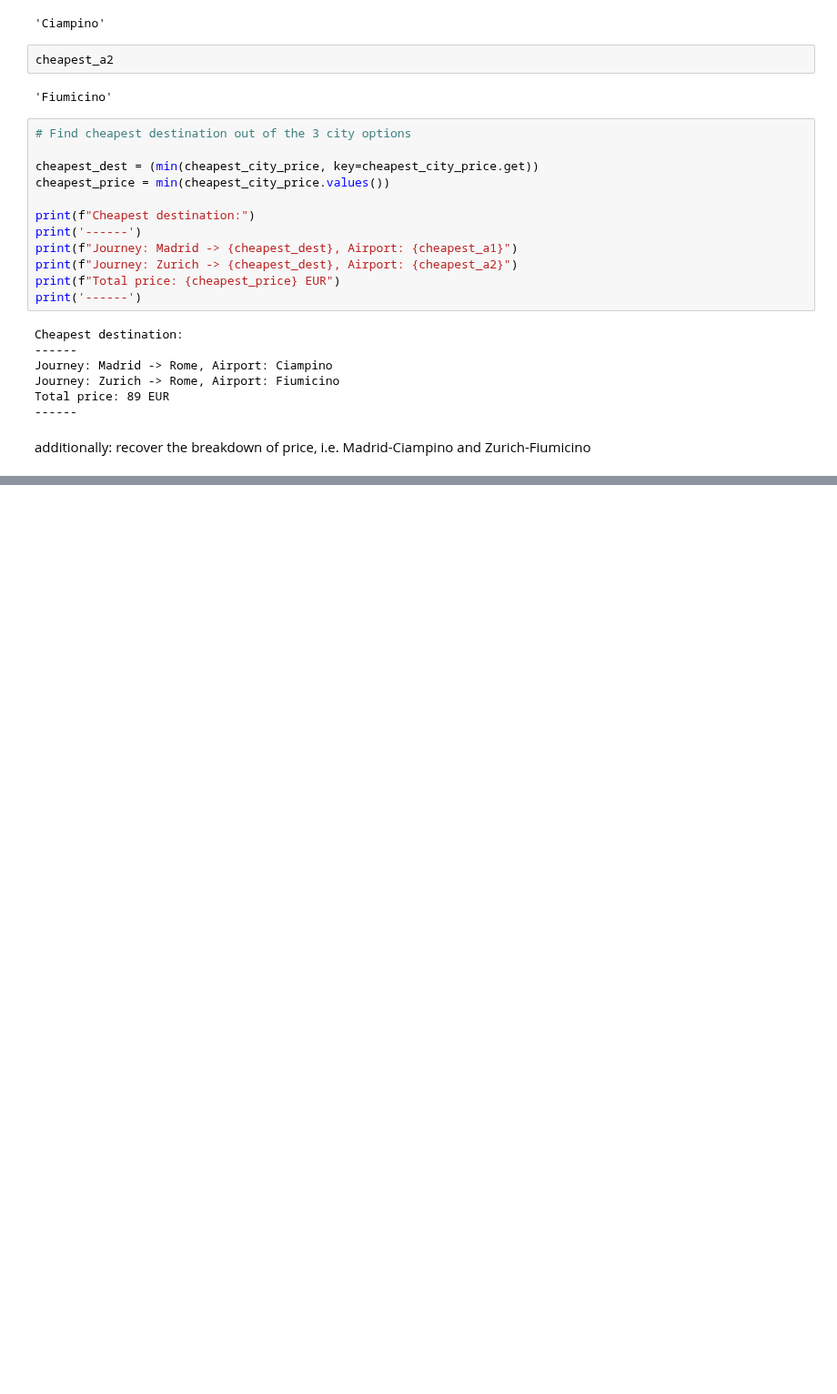
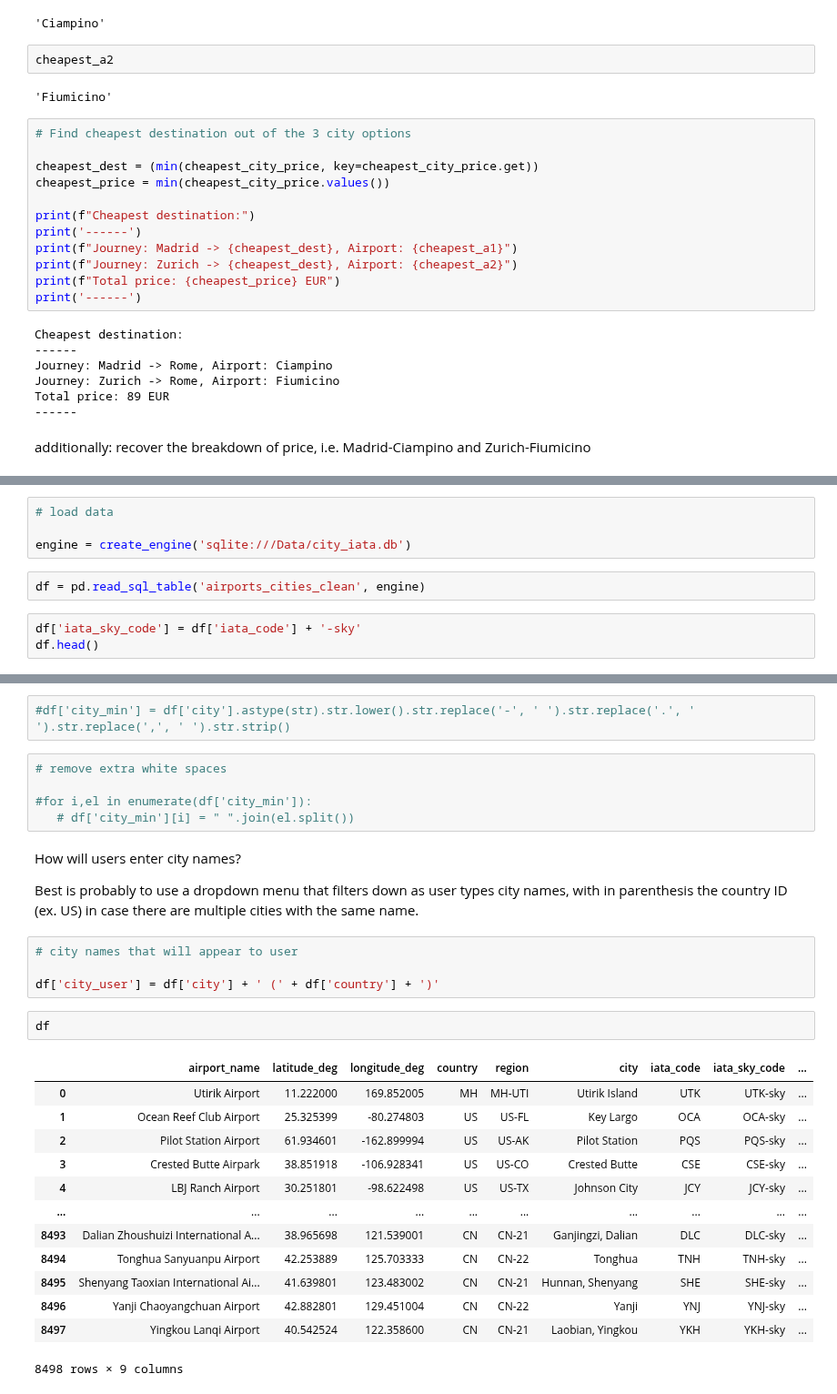
Before and after one commit to lkripa/flight_finder, a Jupyter notebook: playground.ipynb, the cells around one changed output, grey strips where cells are left out. Shown at 91% size. Cells and saved outputs as stored; diff of their text form; blank space fills up the shorter version.

```diff
--- a/playground.ipynb
+++ b/playground.ipynb
@@ -255,0 +286,9 @@ additionally: recover the breakdown of price, i.e. Madrid-Ciampino and Zurich-Fi
+# %%
+# load data
+
+engine = create_engine('sqlite:///Data/city_iata.db')
+# %%
+df = pd.read_sql_table('airports_cities_clean', engine)
+# %%
+df['iata_sky_code'] = df['iata_code'] + '-sky'
+df.head()
@@ -255,0 +317,31 @@ additionally: recover the breakdown of price, i.e. Madrid-Ciampino and Zurich-Fi
+# %%
+#df['city_min'] = df['city'].astype(str).str.lower().str.replace('-', ' ').str.replace('.', ' ').str.replace(',', ' ').str.strip()
+# %%
+# remove extra white spaces
+
+#for i,el in enumerate(df['city_min']):
+   # df['city_min'][i] = " ".join(el.split())
+# %% [markdown]
+How will users enter city names?
+
+Best is probably to use a dropdown menu that filters down as user types city names, with in parenthesis the country ID (ex. US) in case there are multiple cities with the same name.
+# %%
+# city names that will appear to user
+
+df['city_user'] = df['city'] + ' (' + df['country'] + ')'
+# %%
+df
+# %% [output]
+|  | airport_name | latitude_deg | longitude_deg | country | region | city | iata_code | iata_sky_code | ... |
+| 0 | Utirik Airport | 11.222000 | 169.852005 | MH | MH-UTI | Utirik Island | UTK | UTK-sky | ... |
+| 1 | Ocean Reef Club Airport | 25.325399 | -80.274803 | US | US-FL | Key Largo | OCA | OCA-sky | ... |
+| 2 | Pilot Station Airport | 61.934601 | -162.899994 | US | US-AK | Pilot Station | PQS | PQS-sky | ... |
+| 3 | Crested Butte Airpark | 38.851918 | -106.928341 | US | US-CO | Crested Butte | CSE | CSE-sky | ... |
+| 4 | LBJ Ranch Airport | 30.251801 | -98.622498 | US | US-TX | Johnson City | JCY | JCY-sky | ... |
+| ... | ... | ... | ... | ... | ... | ... | ... | ... | ... |
+| 8493 | Dalian Zhoushuizi International A... | 38.965698 | 121.539001 | CN | CN-21 | Ganjingzi, Dalian | DLC | DLC-sky | ... |
+| 8494 | Tonghua Sanyuanpu Airport | 42.253889 | 125.703333 | CN | CN-22 | Tonghua | TNH | TNH-sky | ... |
+| 8495 | Shenyang Taoxian International Ai... | 41.639801 | 123.483002 | CN | CN-21 | Hunnan, Shenyang | SHE | SHE-sky | ... |
+| 8496 | Yanji Chaoyangchuan Airport | 42.882801 | 129.451004 | CN | CN-22 | Yanji | YNJ | YNJ-sky | ... |
+| 8497 | Yingkou Lanqi Airport | 40.542524 | 122.358600 | CN | CN-21 | Laobian, Yingkou | YKH | YKH-sky | ... |
+8498 rows × 9 columns
```
Also changed, not shown: parts of 53 cells of this notebook.
